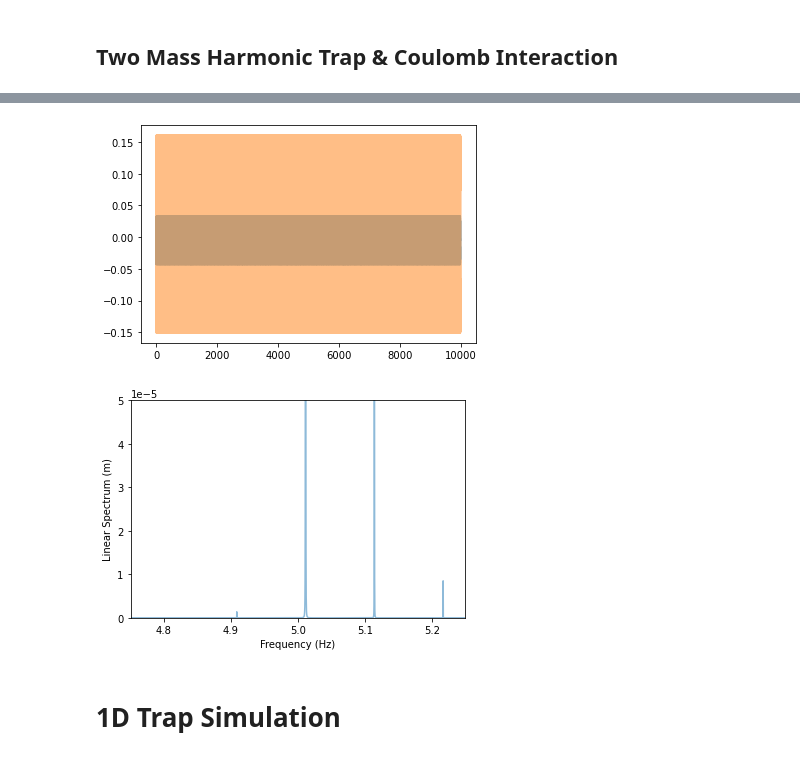
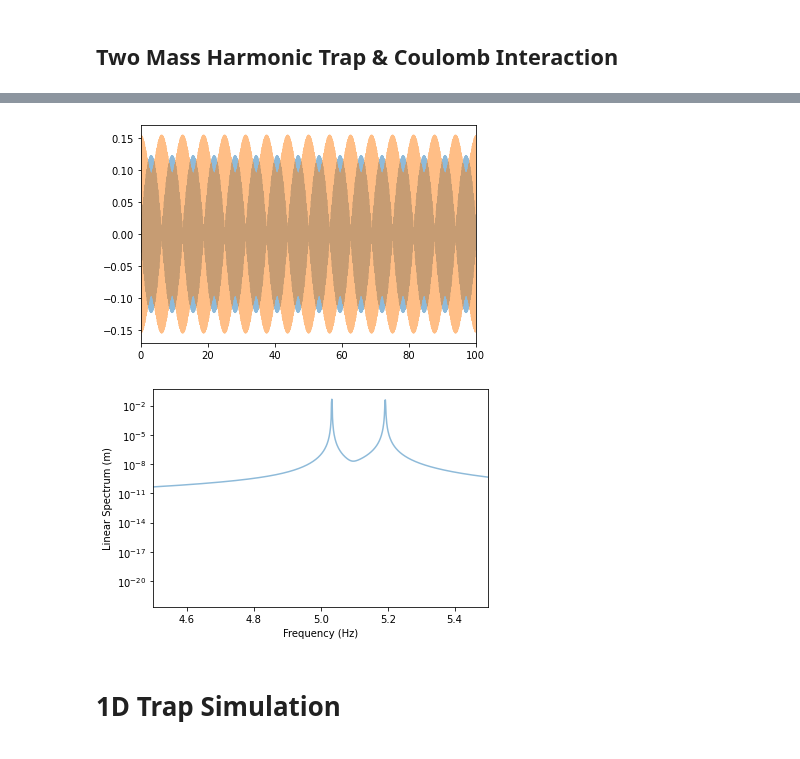
Before and after one commit to code-sc/ion-trap-simulation, a Jupyter notebook: simulation_code.ipynb, the cells around one changed output, grey strips where cells are left out. Saved outputs shown, nothing was run; the diff lists cells and outputs as text; code cells hidden in the pictures.

```diff
--- a/simulation_code.ipynb
+++ b/simulation_code.ipynb
@@ -375,6 +375,7 @@ plt.show()
 # physical constants
 w0 = 5 * 2*np.pi
 w1 = 5.1 * 2*np.pi
+wc = 0.8 * 2*np.pi
 d = 1
 m = 5
 q = 10
@@ -432,8 +433,8 @@ print(evecs)
 # simulation functions
 def acceleration(x):
     a = -np.array([w0*w0*x[0], w1*w1*x[1]])
-    a[0] -= (q**2) / (m * ((x[1] - x[0] + 2*d) ** 2))
-    a[1] += (q**2) / (m * ((x[1] - x[0] + 2*d) ** 2))
+    a[0] -= -wc*wc*(x[1] - x[0]) # (q**2) / (m * ((x[1] - x[0] + 2*d) ** 2))
+    a[1] += -wc*wc*(x[1] - x[0]) # (q**2) / (m * ((x[1] - x[0] + 2*d) ** 2))
     return a
 
 def sim_leapfrog(T, dt, x_0, v_0):
@@ -456,7 +457,7 @@ def sim_leapfrog(T, dt, x_0, v_0):
 # %%
 # Run Simulation
 
-T = 1e4
+T = 1e3
 dt = 1e-3
 
 # x_eq = ((q*q) / (4*m*w*w)) ** (1/3)
@@ -470,30 +471,30 @@ x_sim, v_sim, a_sim = sim_leapfrog(T, dt, x_0, v_0)
 t_sim = t_sim = np.linspace(0, T, int(T/dt)+1)
 plt.plot(t_sim, x_sim[:,0], alpha=0.5)
 plt.plot(t_sim, x_sim[:,1], alpha=0.5)
-# plt.xlim(0, 100)
+plt.xlim(0, 100)
 # plt.ylim(-2, 2)
 plt.show()
 # %% [output]
-[figure, old version]
+[figure, new version]
 # %%
 # Fourier transform
 from scipy.signal import welch, butter, sosfilt
 
 n_tsteps = int(T/dt)
 
 for i in range(1):
     freq, Pxx_spec = welch(x_sim[:,i], fs=(1/dt), window="hann", scaling="spectrum", nperseg=n_tsteps)
     # freq, Pxx_spec = welch(x_sim[5*n_tsteps:6*n_tsteps,i], fs=(1/dt), window="hann", scaling="spectrum", nperseg=n_tsteps)
     lin_spec = Pxx_spec ** 0.5
-    plt.plot(freq, lin_spec, alpha=0.5)
+    plt.semilogy(freq, lin_spec, alpha=0.5)
 
 plt.xlabel("Frequency (Hz)")
 plt.ylabel("Linear Spectrum (m)")
-plt.xlim(4.75, 5.25)
-plt.ylim((0, 0.00005))
+plt.xlim(4.5, 5.5)
+# plt.ylim((0, 0.000005))
 plt.show()
 # %% [output]
-[figure, old version]
+[figure, new version]
 # %% [markdown]
 # 1D Trap Simulation
 # %% [markdown]
```
Also changed, not shown: parts of 1 cell of this notebook.
